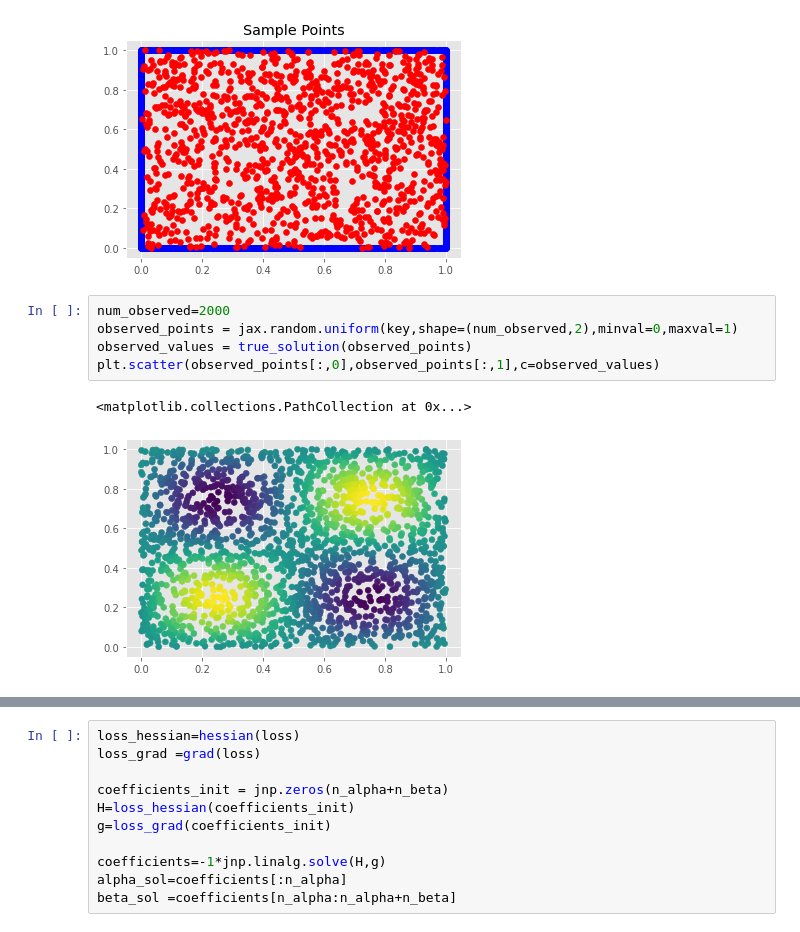
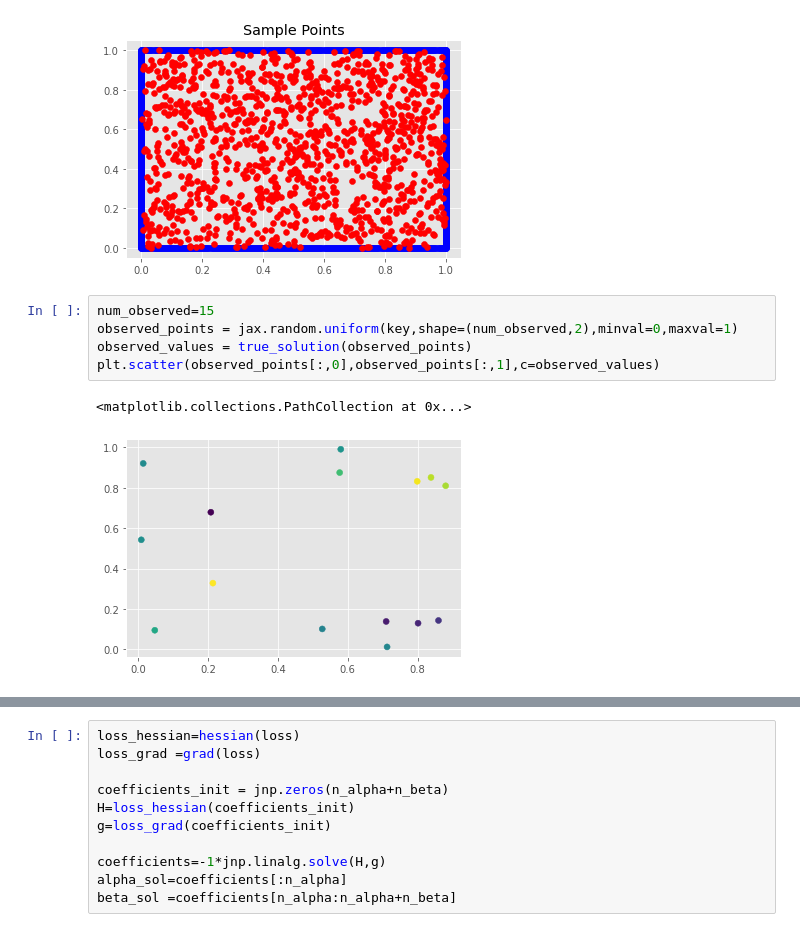
Before and after one commit to cade-b/kernel-pdes, a Jupyter notebook: solve_learn_poisson.ipynb, the cells around one changed output, grey strips where cells are left out. Saved outputs shown, nothing was run; the diff lists cells and outputs as text.

```diff
--- a/solve_learn_poisson.ipynb
+++ b/solve_learn_poisson.ipynb
@@ -226,13 +232,13 @@ plt.show()
 # %% [output]
 [figure]
 # %%
-num_observed=2000
+num_observed=15
 observed_points = jax.random.uniform(key,shape=(num_observed,2),minval=0,maxval=1)
 observed_values = true_solution(observed_points)
 plt.scatter(observed_points[:,0],observed_points[:,1],c=observed_values)
 # %% [output]
 <matplotlib.collections.PathCollection at 0x...>
-[figure, old version]
+[figure, new version]
 # %%
 Klaplap = vec_k_laplap(interior_points,interior_points)
 KlapIB = vec_k_lapx(interior_points,boundary_points)
```
Also changed, not shown: parts of 9 cells of this notebook, 1 other file.
